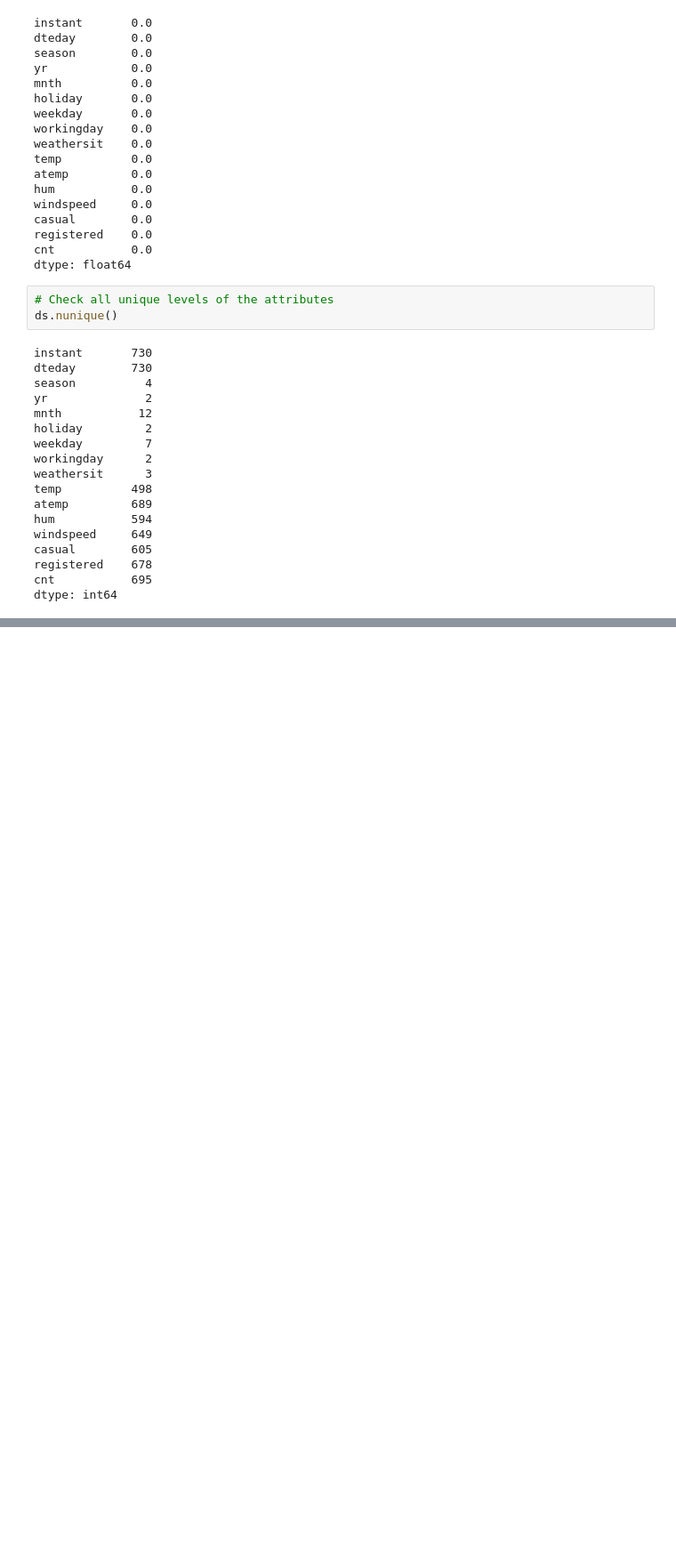
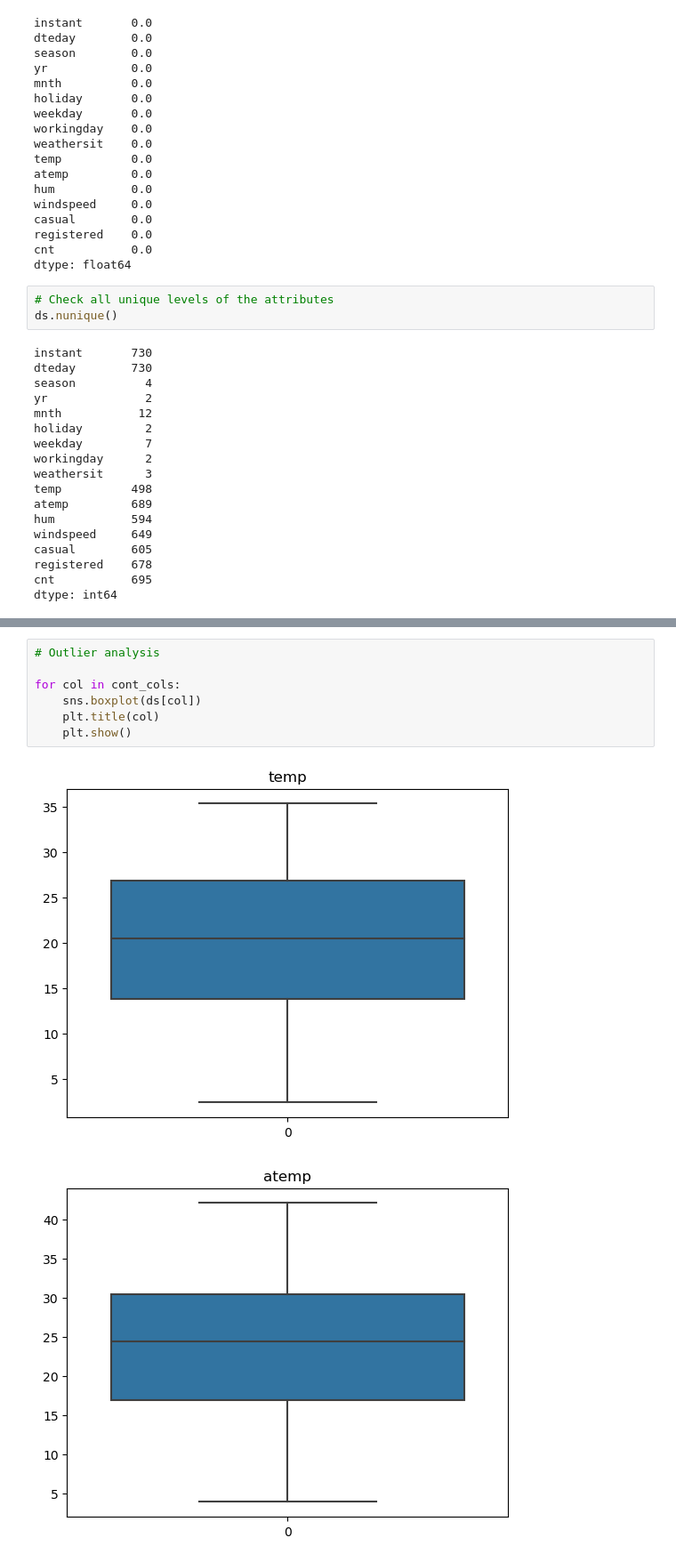
Before and after one commit to AKS-GithubAIML/bike_sharing, a Jupyter notebook: AshishKumarSahoo.ipynb, the cells around one changed output, grey strips where cells are left out. Shown at 89% size. Cells and saved outputs as stored; diff of their text form; blank space fills up the shorter version.

```diff
--- a/AshishKumarSahoo.ipynb
+++ b/AshishKumarSahoo.ipynb
@@ -106,0 +181,10 @@ dtype: int64
+# %%
+# Outlier analysis
+
+for col in cont_cols:
+    sns.boxplot(ds[col])
+    plt.title(col)
+    plt.show()
+# %% [output]
+[figure, added]
+[figure, added]
```
Also changed, not shown: parts of 82 cells of this notebook.
